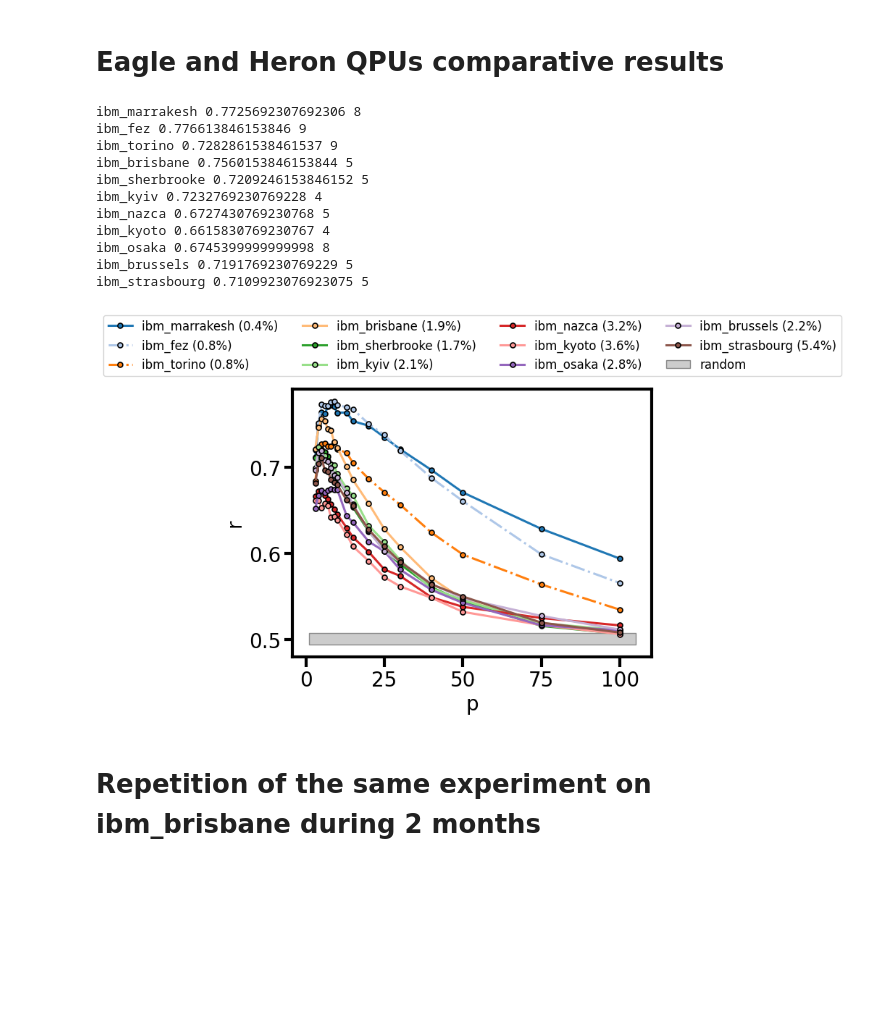
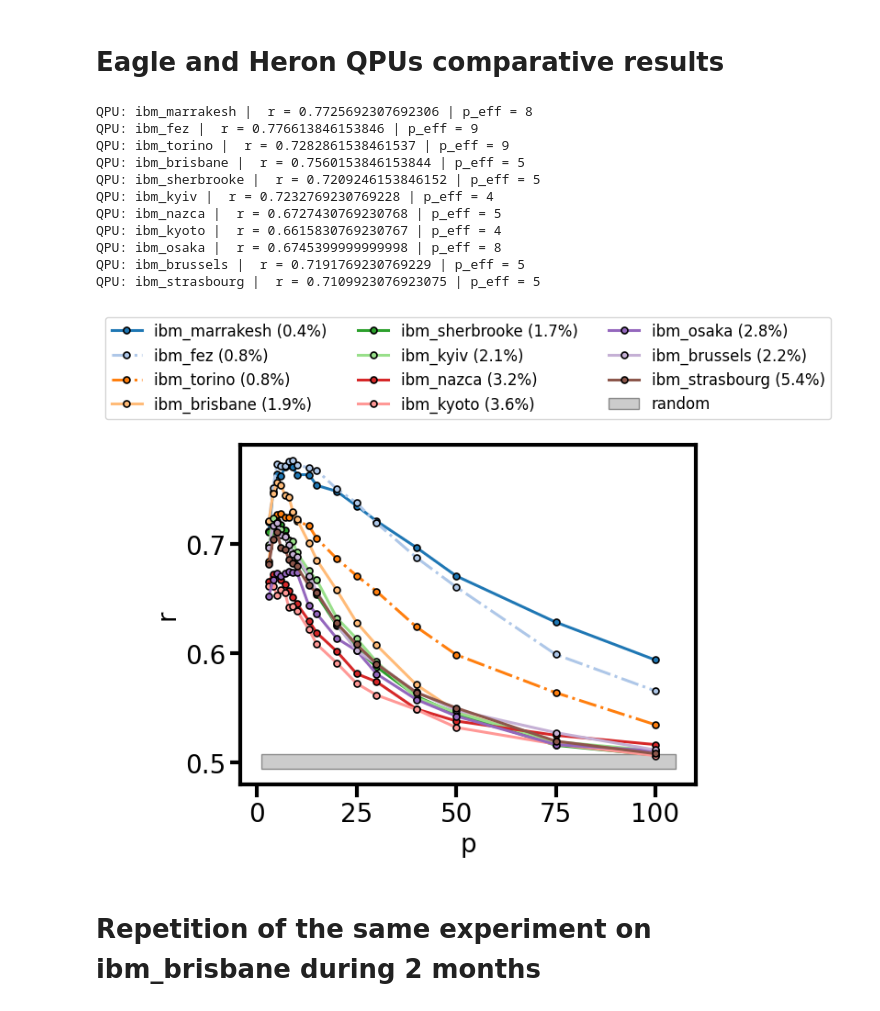
Before and after one commit to alejomonbar/LR-QAOA-QPU-Benchmarking, a Jupyter notebook: 1D-Chain-Figures.ipynb, the cells around one changed output. Saved outputs shown, nothing was run; the diff lists cells and outputs as text; code cells hidden in the pictures; blank space fills up the shorter version.

```diff
--- a/1D-Chain-Figures.ipynb
+++ b/1D-Chain-Figures.ipynb
@@ -32,6 +32,10 @@ cm_colors = plt.get_cmap('Set2')
 # %% [markdown]
 # ibm_brisbane Experiment with 30 to 100 qubits
 # %%
+nqs = [30,40,50,60,75,100]
+backend_name = "ibm_brisbane"
+results_brisbane = {nq:np.load(f"./Data/{backend_name}/{nq}_1D.npy", allow_pickle=True).item() for nq in nqs}
+
 delta = 1
 colors = plt.get_cmap("Set2")
 fig, ax = plt.subplots()
@@ -51,8 +55,7 @@ ax.legend()
 ax.set_xscale("log")
 ps = [3,5,10,20,50,100]
 ax.set_xticks(ps)
-ax.set_xticklabels(ps)
-fig.savefig("./Figures/1D/Brisbane_30_100.pdf", bbox_inches="tight", transparent=True)
+ax.set_xticklabels(ps);
 # %% [output]
 [figure]
 # %% [markdown]
@@ -67,47 +70,47 @@ delta = 1
 nq = 100
 kk = 0
 case = ""
 colors = plt.get_cmap("tab20")
 EPLG = {"ibm_marrakesh":" (0.4%)","ibm_torino":" (0.8%)", "ibm_brisbane":" (1.9%)", "ibm_sherbrooke":" (1.7%)", "ibm_kyiv":" (2.1%)", "ibm_osaka":" (2.8%)",
          "ibm_nazca":" (3.2%)", "ibm_kyoto":" (3.6%)", "ibm_kyiv":" (2.1%)", "ibm_fez":" (0.8%)", "ibm_brussels":" (2.2%)", "ibm_strasbourg":" (5.4%)"}
 for nn, backend_name in enumerate(names):
     res_backend = results[backend_name]["postprocessing"+case]
     if backend_name == "ibm_brisbane":
         res_random = results[backend_name]["random"+case]
     ps = list(res_backend[delta].keys())
     rs = [res_backend[delta][p][kk]["r"] for p in ps]
-    print(backend_name, max(rs), ps[np.argmax(rs)])
+    print(f"QPU: {backend_name} |  r = {max(rs)} | p_eff = {ps[np.argmax(rs)]}")
     ax.plot(ps, rs, label=backend_name + EPLG[backend_name], marker="o", markeredgecolor="black", color=colors(nn), linestyle= "-." if backend_name in ["ibm_torino", "ibm_fez"] else "-")
 
 rand_data = res_random["results"][:,1]
 rand_mean = []
 for i in range(10000):
     np.random.shuffle(rand_data)
     rand_mean.append(np.mean(rand_data[:1000]))
 rand_mean = np.array(rand_mean)
 y1 = rand_mean.mean()
 y2 = 3*rand_mean.std()
 ax.fill_between([1, 105], [y1-y2,y1-y2], [y1+y2,y1+y2], color="grey", alpha=0.4, edgecolor="black", label="random")
 
 # ax.plot([0,100], [0.5, 0.5], label="random", color="black", linestyle="--")
-ax.legend(loc="upper center", bbox_to_anchor=(0.5,1.3), ncol=4, fontsize=12)
+ax.legend(loc="upper center", bbox_to_anchor=(0.5,1.4), ncol=3, fontsize=12)
 ax.set_ylabel("r")
 ax.set_xlabel("p")
 # ax.set_xscale("log")
 fig.savefig(f"./Figures/1D-Chain/comparison_100q_{case}.pdf", bbox_inches="tight", transparent=True)
 # %% [output]
-ibm_marrakesh 0.7725692307692306 8
-ibm_fez 0.776613846153846 9
-ibm_torino 0.7282861538461537 9
-ibm_brisbane 0.7560153846153844 5
-ibm_sherbrooke 0.7209246153846152 5
-ibm_kyiv 0.7232769230769228 4
-ibm_nazca 0.6727430769230768 5
-ibm_kyoto 0.6615830769230767 4
-ibm_osaka 0.6745399999999998 8
-ibm_brussels 0.7191769230769229 5
-ibm_strasbourg 0.7109923076923075 5
+QPU: ibm_marrakesh |  r = 0.7725692307692306 | p_eff = 8
+QPU: ibm_fez |  r = 0.776613846153846 | p_eff = 9
+QPU: ibm_torino |  r = 0.7282861538461537 | p_eff = 9
+QPU: ibm_brisbane |  r = 0.7560153846153844 | p_eff = 5
+QPU: ibm_sherbrooke |  r = 0.7209246153846152 | p_eff = 5
+QPU: ibm_kyiv |  r = 0.7232769230769228 | p_eff = 4
+QPU: ibm_nazca |  r = 0.6727430769230768 | p_eff = 5
+QPU: ibm_kyoto |  r = 0.6615830769230767 | p_eff = 4
+QPU: ibm_osaka |  r = 0.6745399999999998 | p_eff = 8
+QPU: ibm_brussels |  r = 0.7191769230769229 | p_eff = 5
+QPU: ibm_strasbourg |  r = 0.7109923076923075 | p_eff = 5
-[figure, old version]
+[figure, new version]
 # %% [markdown]
 # Repetition of the same experiment on ibm_brisbane during 2 months
 # %%
```
Also changed, not shown: parts of 7 cells of this notebook, 32 other files.
